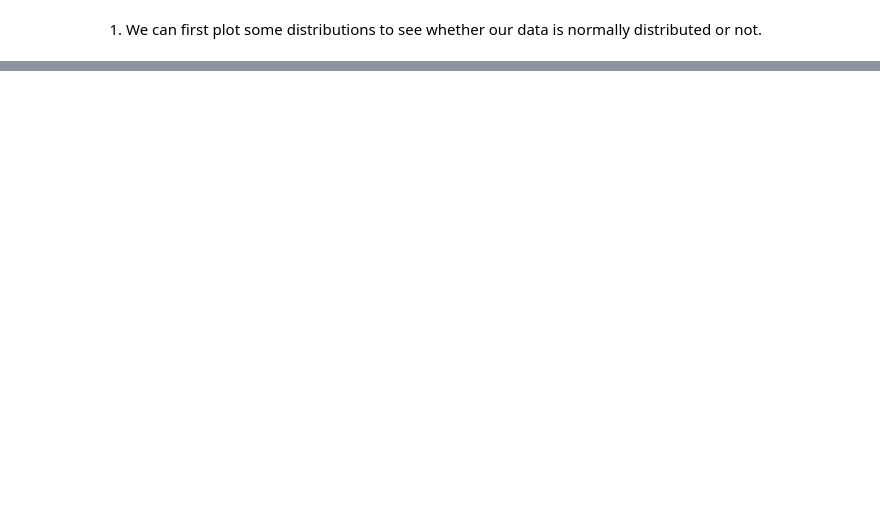
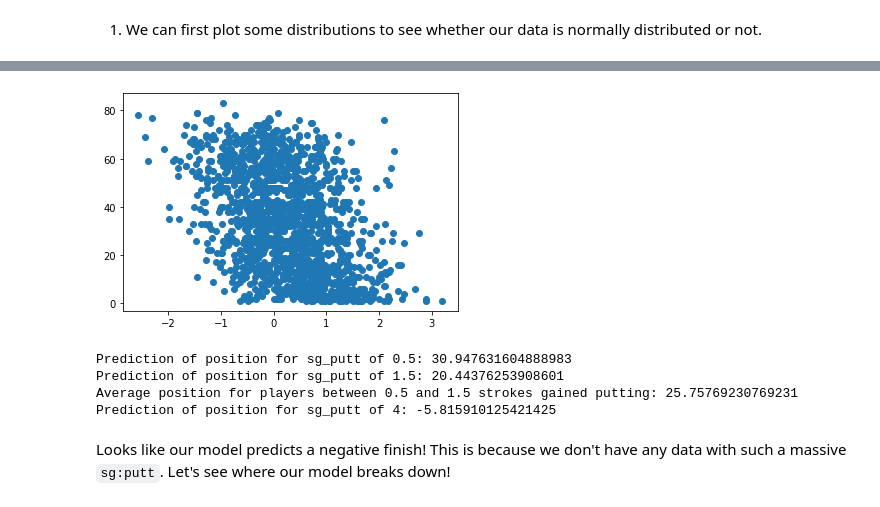
Before and after one commit to zainsiddiqii/PGATour2022_Analysis, a Jupyter notebook: PGATour_Analysis.ipynb, the cells around one changed output, grey strips where cells are left out. Cells and saved outputs as stored; diff of their text form; code cells hidden in the pictures; blank space fills up the shorter version.

```diff
--- a/PGATour_Analysis.ipynb
+++ b/PGATour_Analysis.ipynb
@@ -86,0 +345,20 @@ Standard deviation strokes gained: Total: 1.862
+# %%
+#Only include rows where golfers made the cut
+made_cut = df[df.position != 0]
+
+model = sm.OLS.from_formula('position~sg_putt', data = made_cut)
+results = model.fit()
+
+fitted_values = results.predict(made_cut)
+residuals = made_cut.position - fitted_values
+
+#Checking the homoscedasticity assumption
+print('Checking homoscedasticity assumption:')
+plt.scatter(fitted_values, residuals)
+plt.show()
+plt.clf()
+
+#Checking the normality assumption
+print('Checking normality assumption:')
+sns.histplot(residuals)
+plt.show()
@@ -86,0 +370,21 @@ Standard deviation strokes gained: Total: 1.862
+# %%
+plt.scatter(made_cut.sg_putt, made_cut.position)
+plt.show()
+position_1 = results.predict({'sg_putt': 0.5})
+position_2 = results.predict({'sg_putt': 1.5})
+
+print('Prediction of position for sg_putt of 0.5:',position_1[0])
+print('Prediction of position for sg_putt of 1.5:',position_2[0])
+
+sgputt_half_onehalf = made_cut.loc[(made_cut.sg_putt >= 0.5) & (made_cut.sg_putt <= 1.5)]
+print('Average position for players between 0.5 and 1.5 strokes gained putting:', sgputt_half_onehalf.position.mean())
+
+print('Prediction of position for sg_putt of 4:', results.predict({'sg_putt':4.0})[0])
+# %% [output]
+[figure, added]
+Prediction of position for sg_putt of 0.5: 30.947631604888983
+Prediction of position for sg_putt of 1.5: 20.44376253908601
+Average position for players between 0.5 and 1.5 strokes gained putting: 25.75769230769231
+Prediction of position for sg_putt of 4: -5.815910125421425
+# %% [markdown]
+Looks like our model predicts a negative finish! This is because we don't have any data with such a massive `sg:putt`. Let's see where our model breaks down!
```
Also changed, not shown: parts of 21 cells of this notebook, 1 other file.
